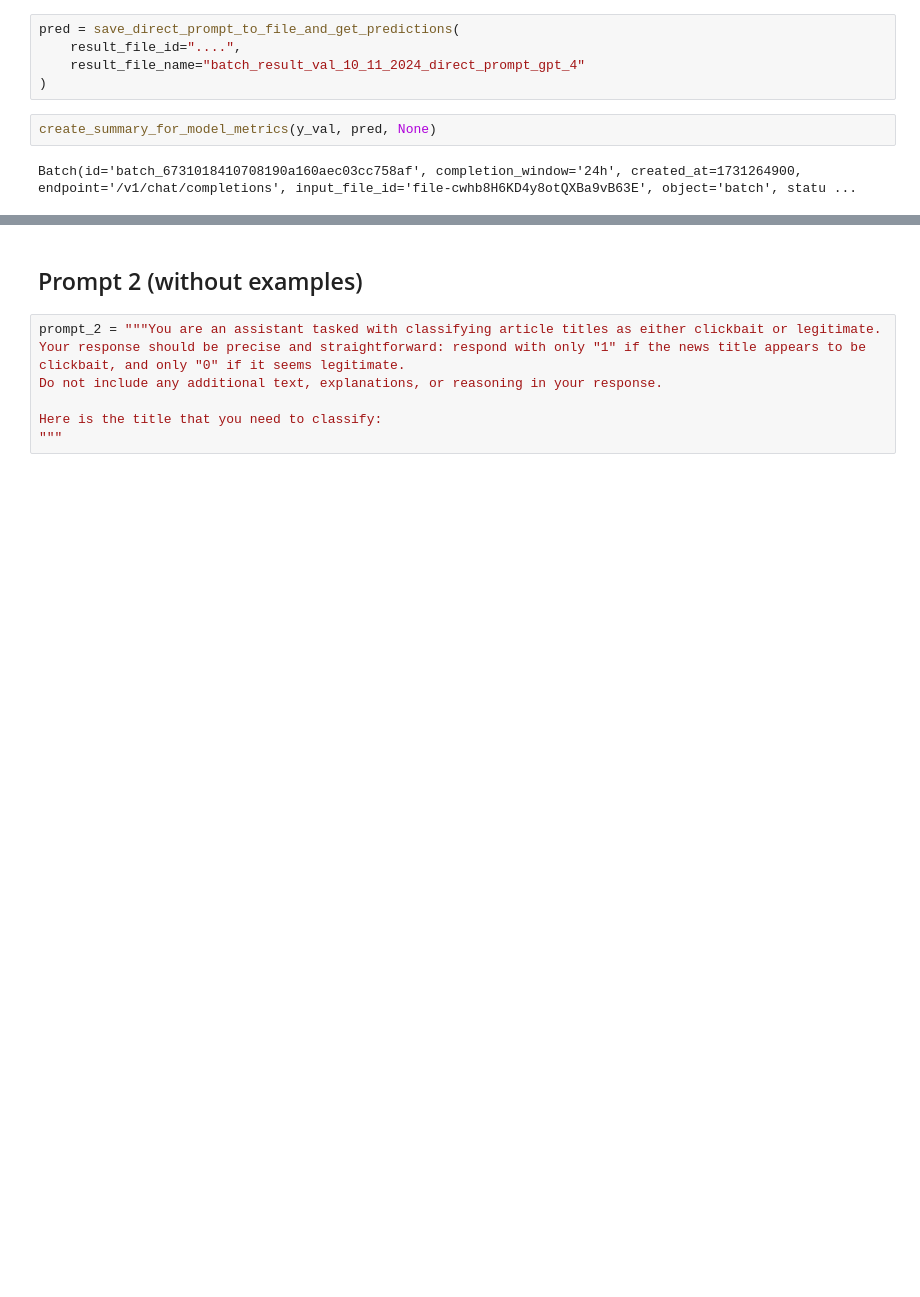
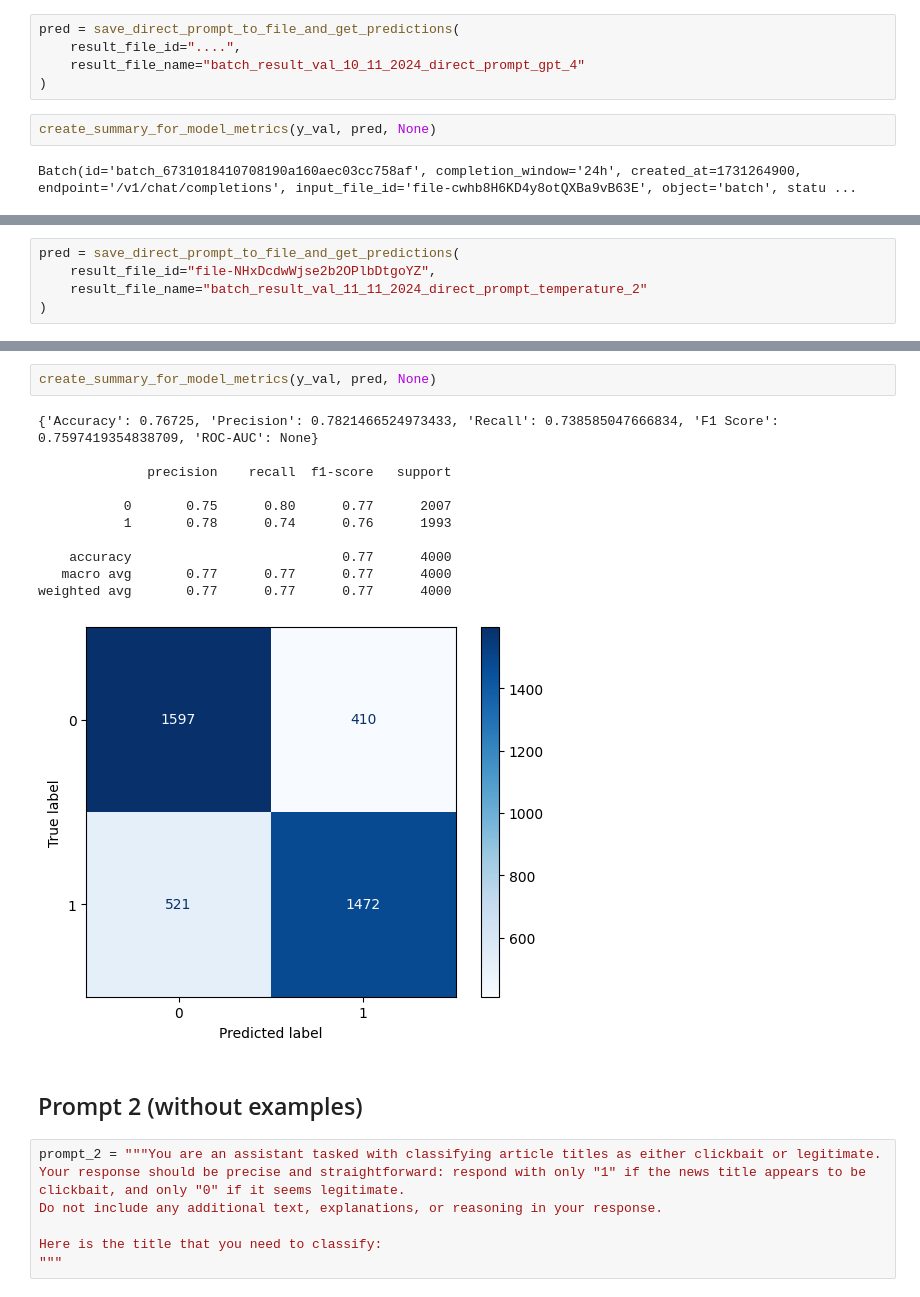
Before and after one commit to matkubita/ClickbaitDetectionThesis, a Jupyter notebook: notebooks/7-LLM-models-OpenAI.ipynb, the cells around one changed output, grey strips where cells are left out. Cells and saved outputs as stored; diff of their text form; blank space fills up the shorter version.

```diff
--- a/notebooks/7-LLM-models-OpenAI.ipynb
+++ b/notebooks/7-LLM-models-OpenAI.ipynb
@@ -342,0 +408,5 @@ Batch(id='batch_6731018410708190a160aec03cc758af', completion_window='24h', crea
+# %%
+pred = save_direct_prompt_to_file_and_get_predictions(
+    result_file_id="file-NHxDcdwWjse2b2OPlbDtgoYZ",
+    result_file_name="batch_result_val_11_11_2024_direct_prompt_temperature_2"
+)
@@ -343,3 +431,17 @@ Batch(id='batch_6731018410708190a160aec03cc758af', completion_window='24h', crea
+# %%
+create_summary_for_model_metrics(y_val, pred, None)
+# %% [output]
+{'Accuracy': 0.76725, 'Precision': 0.7821466524973433, 'Recall': 0.738585047666834, 'F1 Score': 0.7597419354838709, 'ROC-AUC': None}
+
+              precision    recall  f1-score   support
+
+           0       0.75      0.80      0.77      2007
+           1       0.78      0.74      0.76      1993
+
+    accuracy                           0.77      4000
+   macro avg       0.77      0.77      0.77      4000
+weighted avg       0.77      0.77      0.77      4000
+[figure, added]
 # %% [markdown]
 ## Prompt 2 (without examples)
 # %%
```
Also changed, not shown: parts of 17 cells of this notebook.
